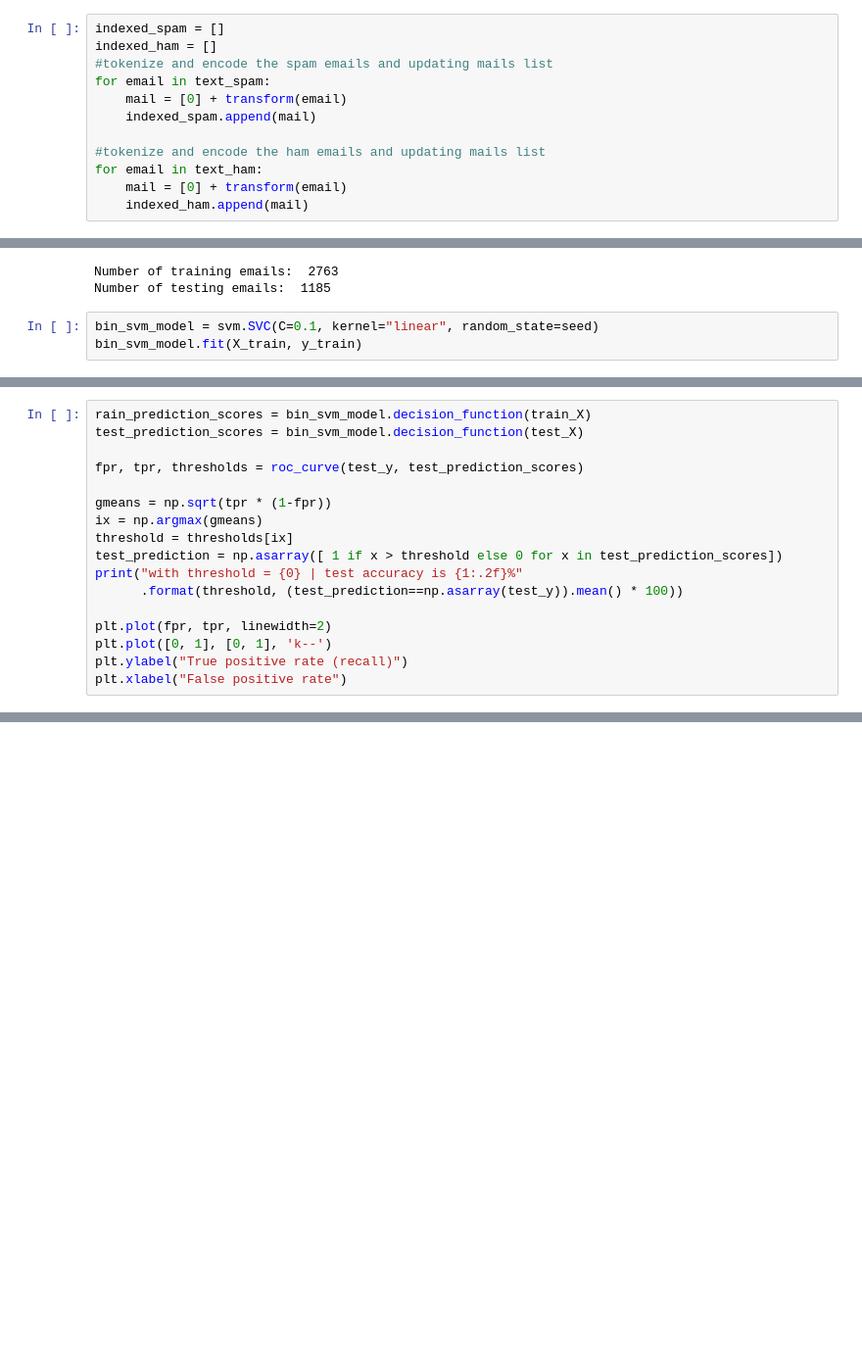
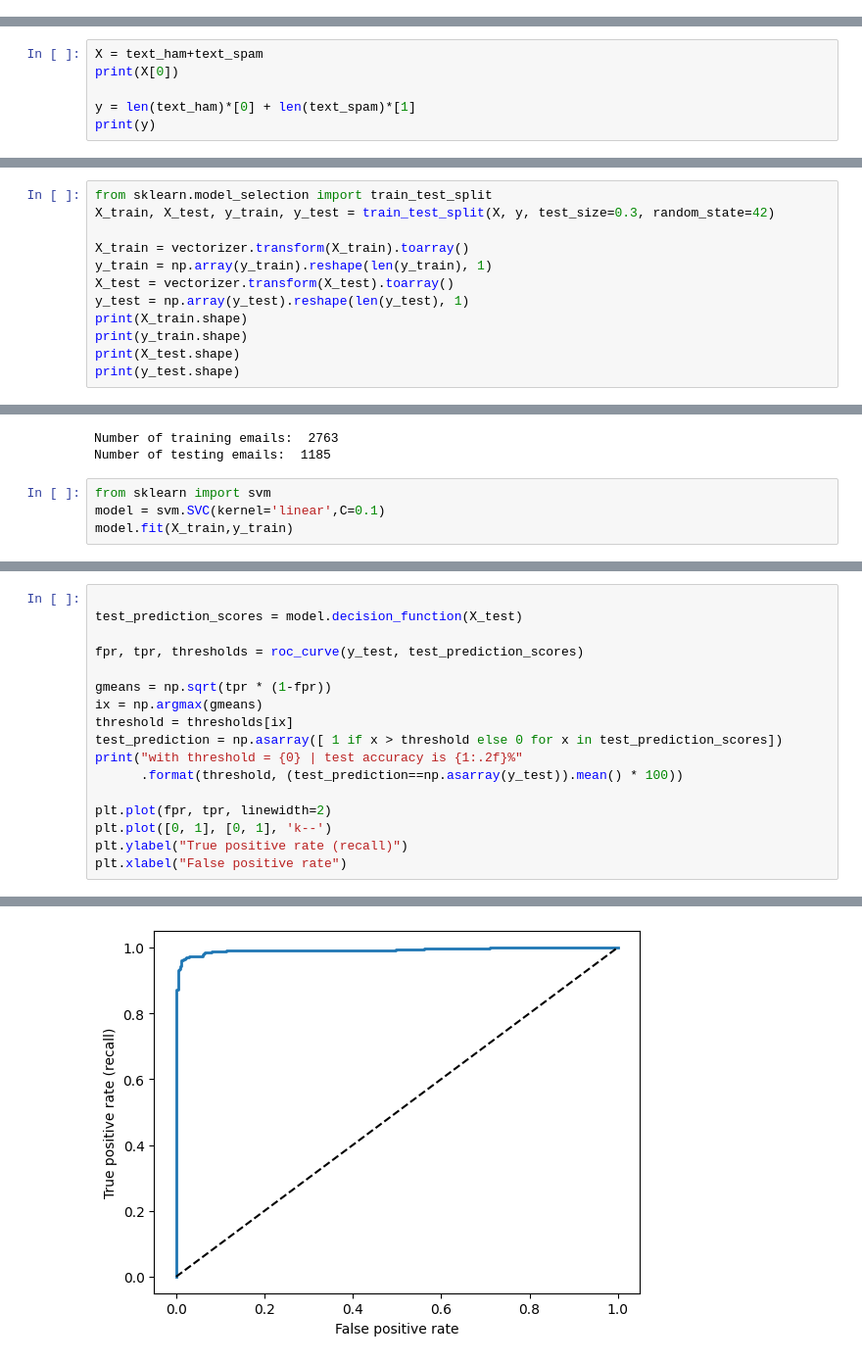
Before and after one commit to manel15279/AI-SPAM-Classifier, a Jupyter notebook: classifier.ipynb, the cells around one changed output, grey strips where cells are left out. Shown: that part at 98% size. Drawn from its saved outputs; the diff is of its cells as text; blank space fills up the shorter version.

```diff
--- a/classifier.ipynb
+++ b/classifier.ipynb
@@ -188,12 +144,0 @@ vocab[1]
-# %%
-indexed_spam = []
-indexed_ham = []
-#tokenize and encode the spam emails and updating mails list
-for email in text_spam:
-    mail = [0] + transform(email)
-    indexed_spam.append(mail)
-
-#tokenize and encode the ham emails and updating mails list
-for email in text_ham:
-    mail = [0] + transform(email)
-    indexed_ham.append(mail)
@@ -248,0 +175,6 @@ X_train, X_test, y_train, y_test = train_test_split(X, y, test_size=0.3, random_
+# %%
+X = text_ham+text_spam
+print(X[0])
+
+y = len(text_ham)*[0] + len(text_spam)*[1]
+print(y)
@@ -248,0 +184,12 @@ X_train, X_test, y_train, y_test = train_test_split(X, y, test_size=0.3, random_
+# %%
+from sklearn.model_selection import train_test_split
+X_train, X_test, y_train, y_test = train_test_split(X, y, test_size=0.3, random_state=42)
+
+X_train = vectorizer.transform(X_train).toarray()
+y_train = np.array(y_train).reshape(len(y_train), 1)
+X_test = vectorizer.transform(X_test).toarray()
+y_test = np.array(y_test).reshape(len(y_test), 1)
+print(X_train.shape)
+print(y_train.shape)
+print(X_test.shape)
+print(y_test.shape)
@@ -253,6 +205,7 @@ print("Number of testing emails: ", len(X_test))
 Number of training emails:  2763
 Number of testing emails:  1185
 # %%
-bin_svm_model = svm.SVC(C=0.1, kernel="linear", random_state=seed)
-bin_svm_model.fit(X_train, y_train)
+from sklearn import svm
+model = svm.SVC(kernel='linear',C=0.1)
+model.fit(X_train,y_train)
 # %% [output]
@@ -268,15 +219,15 @@ test accuracy: 69.7890295359%
 # %%
-rain_prediction_scores = bin_svm_model.decision_function(train_X)
-test_prediction_scores = bin_svm_model.decision_function(test_X)
 
-fpr, tpr, thresholds = roc_curve(test_y, test_prediction_scores)
+test_prediction_scores = model.decision_function(X_test)
+
+fpr, tpr, thresholds = roc_curve(y_test, test_prediction_scores)
 
 gmeans = np.sqrt(tpr * (1-fpr))
 ix = np.argmax(gmeans)
 threshold = thresholds[ix]
 test_prediction = np.asarray([ 1 if x > threshold else 0 for x in test_prediction_scores])
 print("with threshold = {0} | test accuracy is {1:.2f}%"
-      .format(threshold, (test_prediction==np.asarray(test_y)).mean() * 100))
+      .format(threshold, (test_prediction==np.asarray(y_test)).mean() * 100))
 
 plt.plot(fpr, tpr, linewidth=2)
 plt.plot([0, 1], [0, 1], 'k--')
@@ -286,0 +239 @@ ValueError: X has 5606 features, but SVC is expecting 5000 features as input.
+[figure, added]
```
Also changed, not shown: parts of 29 cells of this notebook.
